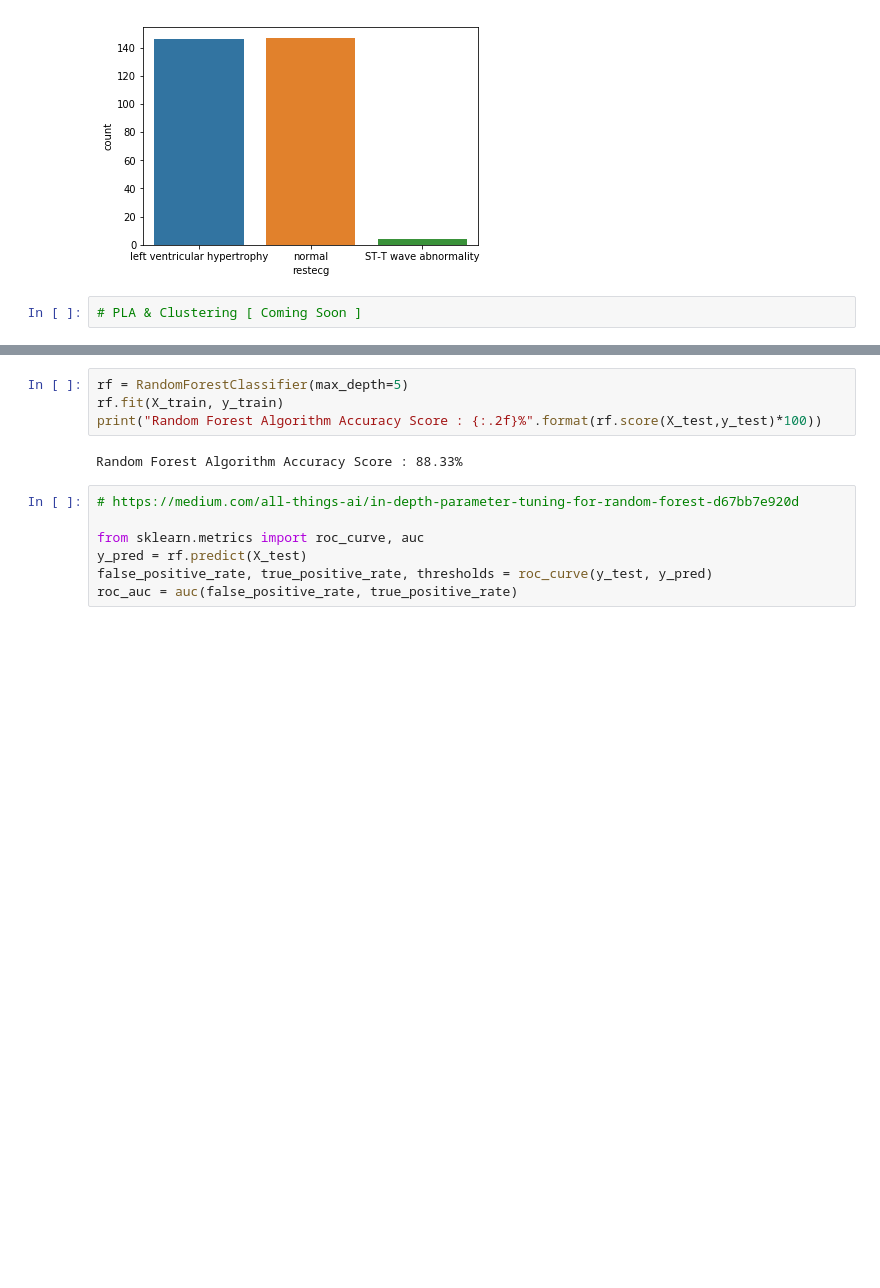
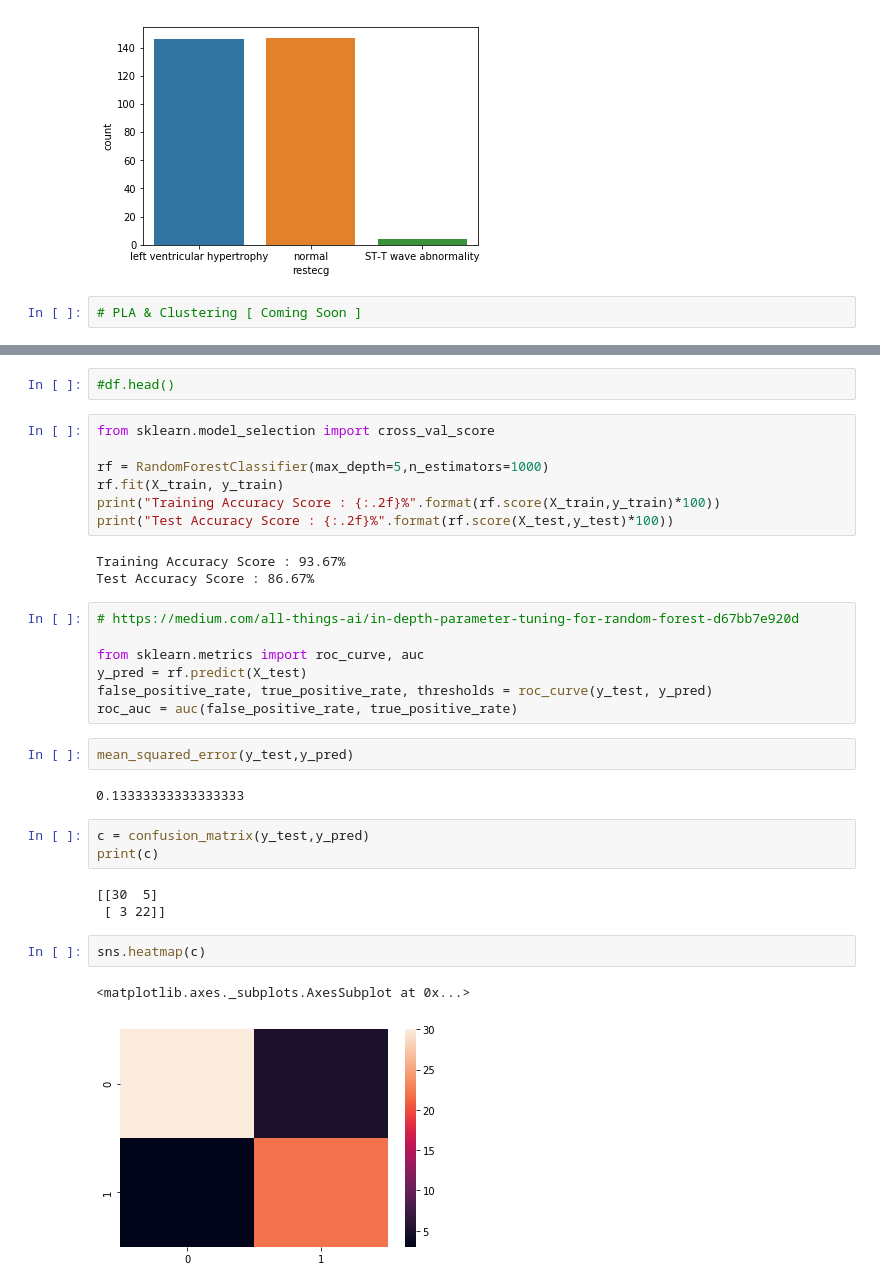
Before and after one commit to timhor/Heart-Disease-Visualisation, a Jupyter notebook: EDA.ipynb, the cells around one changed output, grey strips where cells are left out. Saved outputs shown, nothing was run; the diff lists cells and outputs as text; blank space fills up the shorter version.

```diff
--- a/EDA.ipynb
+++ b/EDA.ipynb
@@ -156,9 +147,15 @@ df.head()
+# %%
+#df.head()
 # %%
-rf = RandomForestClassifier(max_depth=5)
+from sklearn.model_selection import cross_val_score
+
+rf = RandomForestClassifier(max_depth=5,n_estimators=1000)
 rf.fit(X_train, y_train)
-print("Random Forest Algorithm Accuracy Score : {:.2f}%".format(rf.score(X_test,y_test)*100))
+print("Training Accuracy Score : {:.2f}%".format(rf.score(X_train,y_train)*100))
+print("Test Accuracy Score : {:.2f}%".format(rf.score(X_test,y_test)*100))
 # %% [output]
-Random Forest Algorithm Accuracy Score : 88.33%
+Training Accuracy Score : 93.67%
+Test Accuracy Score : 86.67%
 # %%
 # https://medium.com/all-things-ai/in-depth-parameter-tuning-for-random-forest-d67bb7e920d
 
@@ -166,3 +163,18 @@ from sklearn.metrics import roc_curve, auc
 y_pred = rf.predict(X_test)
 false_positive_rate, true_positive_rate, thresholds = roc_curve(y_test, y_pred)
 roc_auc = auc(false_positive_rate, true_positive_rate)
+# %%
+mean_squared_error(y_test,y_pred)
+# %% [output]
+0.13333333333333333
+# %%
+c = confusion_matrix(y_test,y_pred)
+print(c)
+# %% [output]
+[[30  5]
+ [ 3 22]]
+# %%
+sns.heatmap(c)
+# %% [output]
+<matplotlib.axes._subplots.AxesSubplot at 0x...>
+[figure, added]
```
Also changed, not shown: parts of 5 cells of this notebook.
